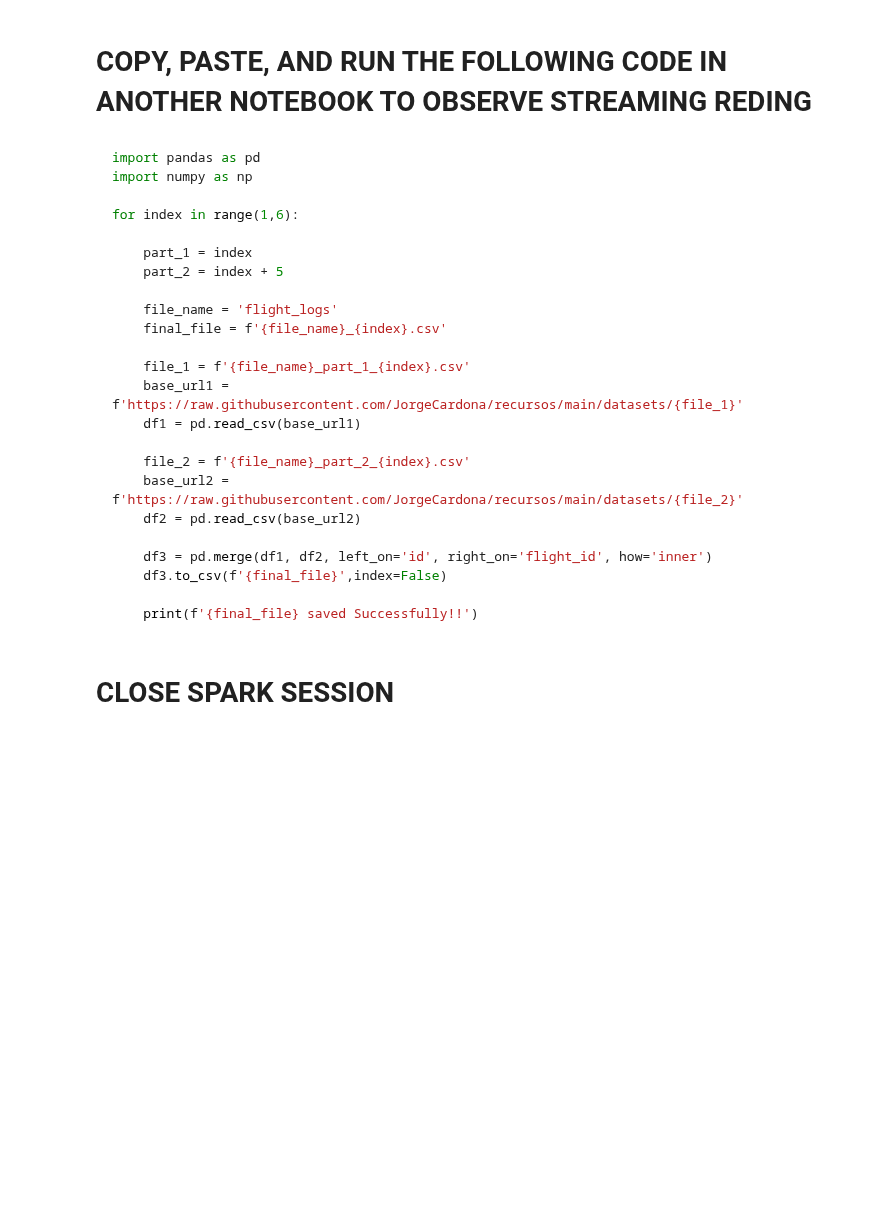
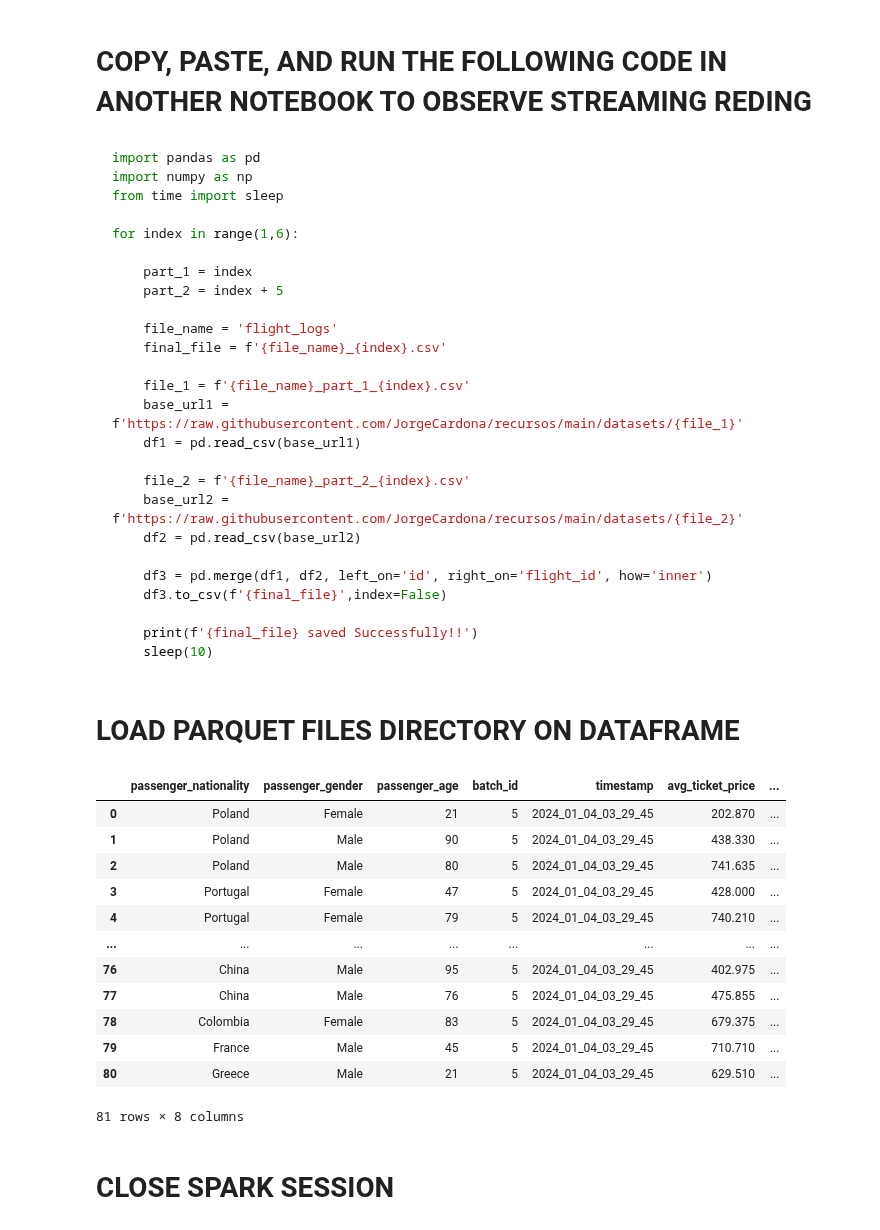
Before and after one commit to JorgeCardona/recursos, a Jupyter notebook: docker_hub/jupyterlab_multilanguages_dockerfile/Spark-Kafka-Batch-Streaming.ipynb, the cells around one changed output. Saved outputs shown, nothing was run; the diff lists cells and outputs as text; code cells hidden in the pictures; blank space fills up the shorter version.

Commit message:
adicionado guradar en parquet al procesar archivos en streaming con ejemplo de preprocesamiento de datos y lectura de archivos parquet desde dataframes

````diff
--- a/docker_hub/jupyterlab_multilanguages_dockerfile/Spark-Kafka-Batch-Streaming.ipynb
+++ b/docker_hub/jupyterlab_multilanguages_dockerfile/Spark-Kafka-Batch-Streaming.ipynb
@@ -526,6 +547,7 @@ only showing top 20 rows
 ```python
 import pandas as pd
 import numpy as np
+from time import sleep
 
 for index in range(1,6):
 
@@ -547,7 +569,62 @@ for index in range(1,6):
     df3.to_csv(f'{final_file}',index=False)
 
     print(f'{final_file} saved Successfully!!')
+    sleep(10)
 ```
+# %% [markdown]
+# LOAD PARQUET FILES DIRECTORY ON DATAFRAME
+# %%
+import pandas as pd
+import pyarrow.parquet as pq
+import glob
+
+def read_parquet_directory_into_dataframe(directory_path):
+    """
+    Reads all Parquet files from a directory into a single pandas DataFrame.
+
+    Parameters:
+    - directory_path (str): Path to the directory containing Parquet files.
+
+    Returns:
+    - pd.DataFrame: Combined DataFrame containing data from all Parquet files.
+    """
+    # Use glob to get a list of all Parquet file paths in the specified directory
+    parquet_files = glob.glob(f'{directory_path}/*.parquet')
+
+    # Initialize an empty list to store individual DataFrames
+    dfs = []
+
+    # Loop through each Parquet file and read it into a DataFrame
+    for parquet_file in parquet_files:
+        # Read Parquet file into a DataFrame
+        df = pq.read_table(parquet_file).to_pandas()
+
+        # Append the DataFrame to the list
+        dfs.append(df)
+
+    # Concatenate all DataFrames into a single DataFrame
+    all_data = pd.concat(dfs, ignore_index=True)
+
+    return all_data
+
+# Specify the directory where Parquet files are located
+directory_path = 'microbatch_5_2024_01_04_03_29_45/'
+
+read_parquet_directory_into_dataframe(directory_path)
+# %% [output]
+|  | passenger_nationality | passenger_gender | passenger_age | batch_id | timestamp | avg_ticket_price | ... |
+| 0 | Poland | Female | 21 | 5 | 2024_01_04_03_29_45 | 202.870 | ... |
+| 1 | Poland | Male | 90 | 5 | 2024_01_04_03_29_45 | 438.330 | ... |
+| 2 | Poland | Male | 80 | 5 | 2024_01_04_03_29_45 | 741.635 | ... |
+| 3 | Portugal | Female | 47 | 5 | 2024_01_04_03_29_45 | 428.000 | ... |
+| 4 | Portugal | Female | 79 | 5 | 2024_01_04_03_29_45 | 740.210 | ... |
+| ... | ... | ... | ... | ... | ... | ... | ... |
+| 76 | China | Male | 95 | 5 | 2024_01_04_03_29_45 | 402.975 | ... |
+| 77 | China | Male | 76 | 5 | 2024_01_04_03_29_45 | 475.855 | ... |
+| 78 | Colombia | Female | 83 | 5 | 2024_01_04_03_29_45 | 679.375 | ... |
+| 79 | France | Male | 45 | 5 | 2024_01_04_03_29_45 | 710.710 | ... |
+| 80 | Greece | Male | 21 | 5 | 2024_01_04_03_29_45 | 629.510 | ... |
+81 rows × 8 columns
 # %% [markdown]
 # CLOSE SPARK SESSION
 # %%
````
Also changed, not shown: parts of 7 cells of this notebook.
